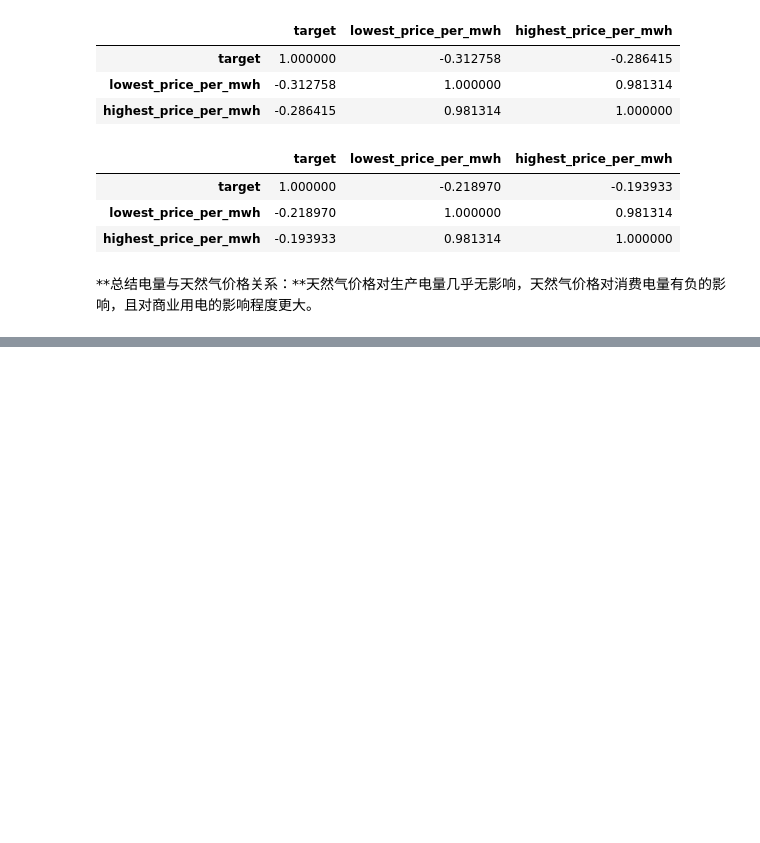
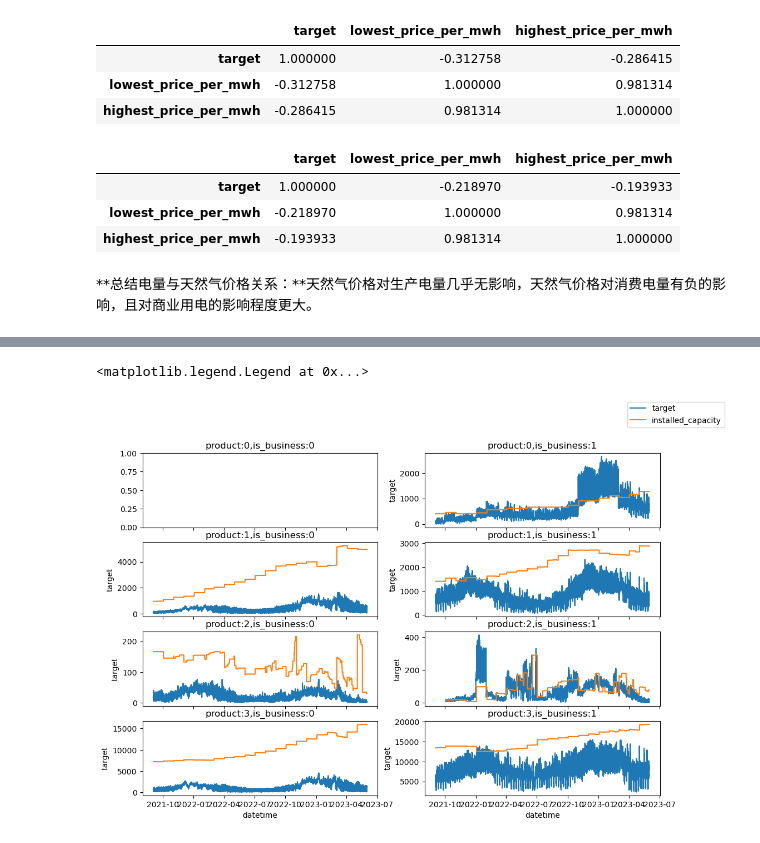
Before and after one commit to Accoutant/kaggle_competition, a Jupyter notebook: data_process/data_analysis_for_train.ipynb, the cells around one changed output, grey strips where cells are left out. Drawn from its saved outputs; the diff is of its cells as text; code cells hidden in the pictures; blank space fills up the shorter version.

Commit message:
analyze train.csv

```diff
--- a/data_process/data_analysis_for_train.ipynb
+++ b/data_process/data_analysis_for_train.ipynb
@@ -290,0 +293,5 @@ concat_train_and_gas.corr()
+# %%
+# 将train和client按照product_type,county,is_business和data_block_id合并
+client = pd.read_csv('../data/client.csv', parse_dates=['date'])
+train_client = pd.merge(left=train, right=client, on=['product_type', 'county', 'is_business', 'data_block_id'])
+train_client.head()
@@ -290,0 +308,3 @@ concat_train_and_gas.corr()
+# %%
+train_client_cp = train_client[(train_client['is_consumption'] == 1) & (train_client['county'] == 0)]
+train_client_cp.head()
@@ -290,0 +325,15 @@ concat_train_and_gas.corr()
+# %%
+figure, axes = plt.subplots(4, 2, sharex=True, figsize=(12, 8))
+for j in range(2):
+    for i in range(4):
+        data = train_client_cp[(train_client_cp['is_business'] == j) & (train_client_cp['product_type'] == i)]
+        ax = axes[i, j]
+        sns.lineplot(data=data, x='datetime', y='target', ax=ax, label='target', legend=False)
+        sns.lineplot(data=data, x='datetime', y='installed_capacity', ax=ax, label='installed_capacity', legend=False)
+        ax.set_title("product:"+str(i)+',is_business:'+str(j))
+handels, labels = axes[3, 1].get_legend_handles_labels()
+figure.legend(handels, labels)
+# # 左侧为消费商业电量，右侧为消费非商业电量
+# %% [output]
+<matplotlib.legend.Legend at 0x...>
+[figure, added]
```
Also changed, not shown: parts of 9 cells of this notebook.
